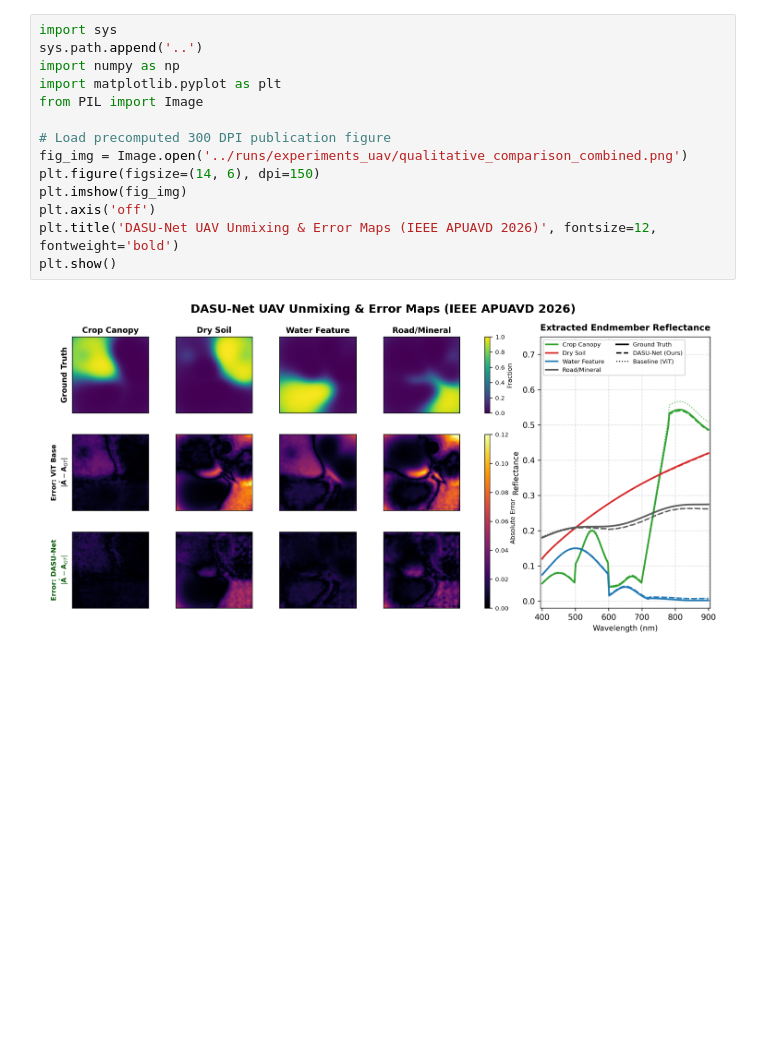
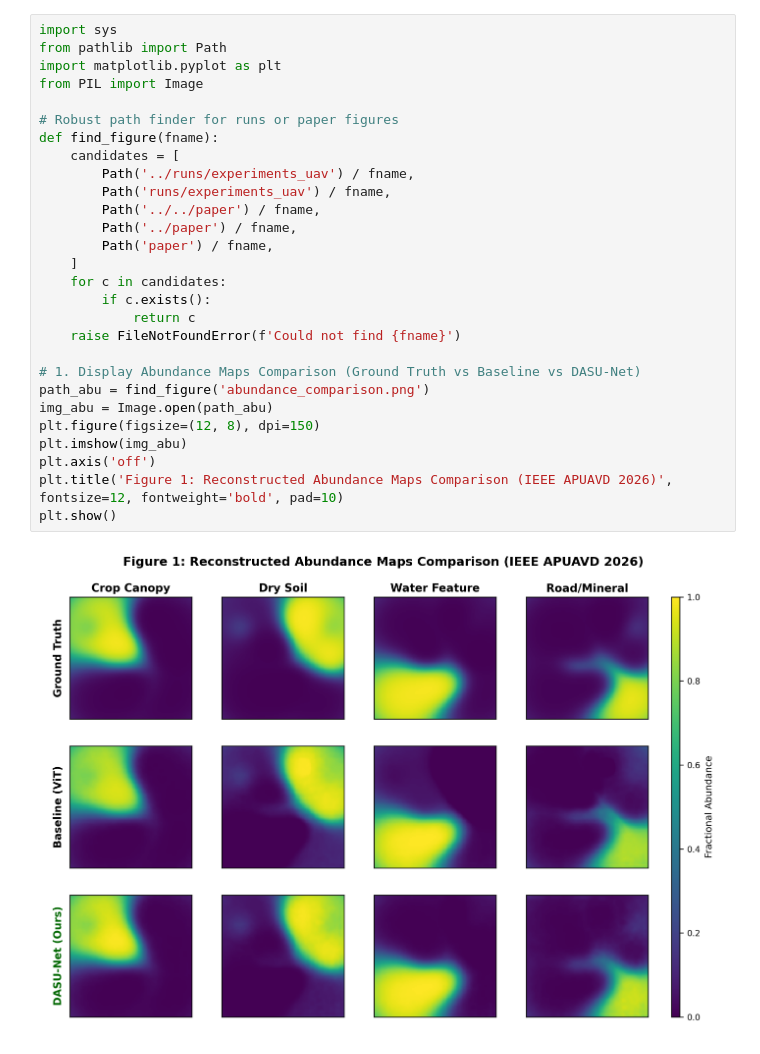
Before and after one commit to YaroslavFetisov/DASU-Net-UAV, a Jupyter notebook: notebooks/03_uav_qualitative_and_error_maps.ipynb, the cells around one changed output. Cells and saved outputs as stored; diff of their text form; blank space fills up the shorter version.

```diff
--- a/notebooks/03_uav_qualitative_and_error_maps.ipynb
+++ b/notebooks/03_uav_qualitative_and_error_maps.ipynb
@@ -8,16 +10,30 @@ This notebook generates high-contrast **Absolute Error Maps** ($\Delta = |\hat{A
-# %%
-import sys
-sys.path.append('..')
-import numpy as np
-import matplotlib.pyplot as plt
-from PIL import Image
-
-# Load precomputed 300 DPI publication figure
-fig_img = Image.open('../runs/experiments_uav/qualitative_comparison_combined.png')
-plt.figure(figsize=(14, 6), dpi=150)
-plt.imshow(fig_img)
-plt.axis('off')
-plt.title('DASU-Net UAV Unmixing & Error Maps (IEEE APUAVD 2026)', fontsize=12, fontweight='bold')
-plt.show()
-# %% [output]
-[figure, removed]
+# %%
+import sys
+from pathlib import Path
+import matplotlib.pyplot as plt
+from PIL import Image
+
+# Robust path finder for runs or paper figures
+def find_figure(fname):
+    candidates = [
+        Path('../runs/experiments_uav') / fname,
+        Path('runs/experiments_uav') / fname,
+        Path('../../paper') / fname,
+        Path('../paper') / fname,
+        Path('paper') / fname,
+    ]
+    for c in candidates:
+        if c.exists():
+            return c
+    raise FileNotFoundError(f'Could not find {fname}')
+
+# 1. Display Abundance Maps Comparison (Ground Truth vs Baseline vs DASU-Net)
+path_abu = find_figure('abundance_comparison.png')
+img_abu = Image.open(path_abu)
+plt.figure(figsize=(12, 8), dpi=150)
+plt.imshow(img_abu)
+plt.axis('off')
+plt.title('Figure 1: Reconstructed Abundance Maps Comparison (IEEE APUAVD 2026)', fontsize=12, fontweight='bold', pad=10)
+plt.show()
+# %% [output]
+[figure, added]
```
Also changed, not shown: parts of 2 cells of this notebook, 3 other files.
